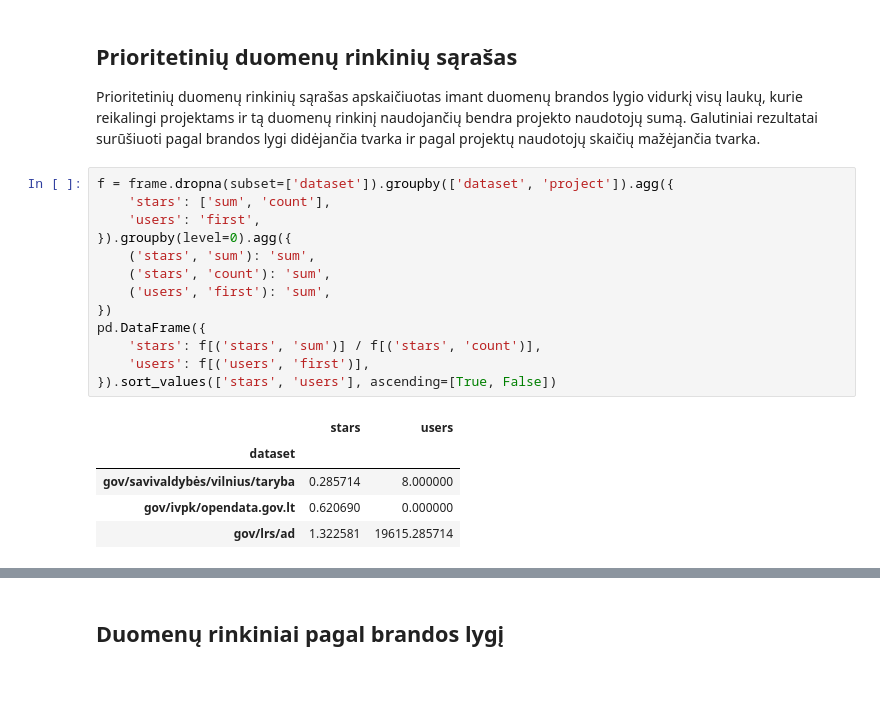
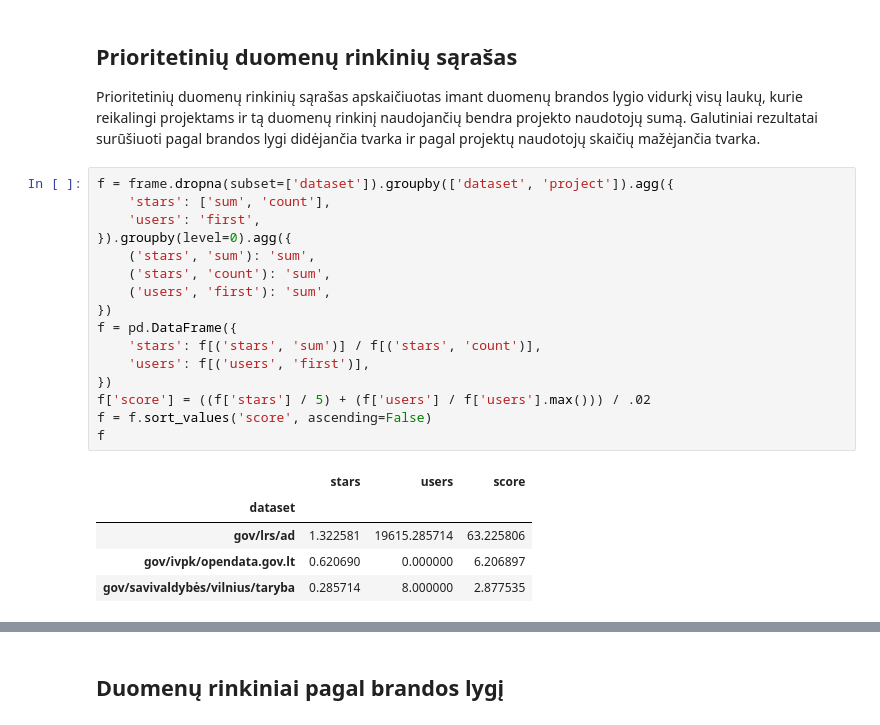
Before and after one commit to atviriduomenys/manifest, a Jupyter notebook: notebooks/metrics.ipynb, the cells around one changed output, grey strips where cells are left out. Drawn from its saved outputs; the diff is of its cells as text; blank space fills up the shorter version.

Commit message:
Updated open data priority score formula

```diff
--- a/notebooks/metrics.ipynb
+++ b/notebooks/metrics.ipynb
@@ -87,19 +87,22 @@ Prioritetinių duomenų rinkinių sąrašas apskaičiuotas imant duomenų brando
 # %%
 f = frame.dropna(subset=['dataset']).groupby(['dataset', 'project']).agg({
     'stars': ['sum', 'count'],
     'users': 'first',
 }).groupby(level=0).agg({
     ('stars', 'sum'): 'sum',
     ('stars', 'count'): 'sum',
     ('users', 'first'): 'sum',
 })
-pd.DataFrame({
+f = pd.DataFrame({
     'stars': f[('stars', 'sum')] / f[('stars', 'count')],
     'users': f[('users', 'first')],
-}).sort_values(['stars', 'users'], ascending=[True, False])
+})
+f['score'] = ((f['stars'] / 5) + (f['users'] / f['users'].max())) / .02
+f = f.sort_values('score', ascending=False)
+f
 # %% [output]
-|  | stars | users |
-| dataset |  |  |
-| gov/savivaldybės/vilnius/taryba | 0.285714 | 8.000000 |
-| gov/ivpk/opendata.gov.lt | 0.620690 | 0.000000 |
-| gov/lrs/ad | 1.322581 | 19615.285714 |
+|  | stars | users | score |
+| dataset |  |  |  |
+| gov/lrs/ad | 1.322581 | 19615.285714 | 63.225806 |
+| gov/ivpk/opendata.gov.lt | 0.620690 | 0.000000 | 6.206897 |
+| gov/savivaldybės/vilnius/taryba | 0.285714 | 8.000000 | 2.877535 |
```
Also changed, not shown: parts of 1 cell of this notebook.
